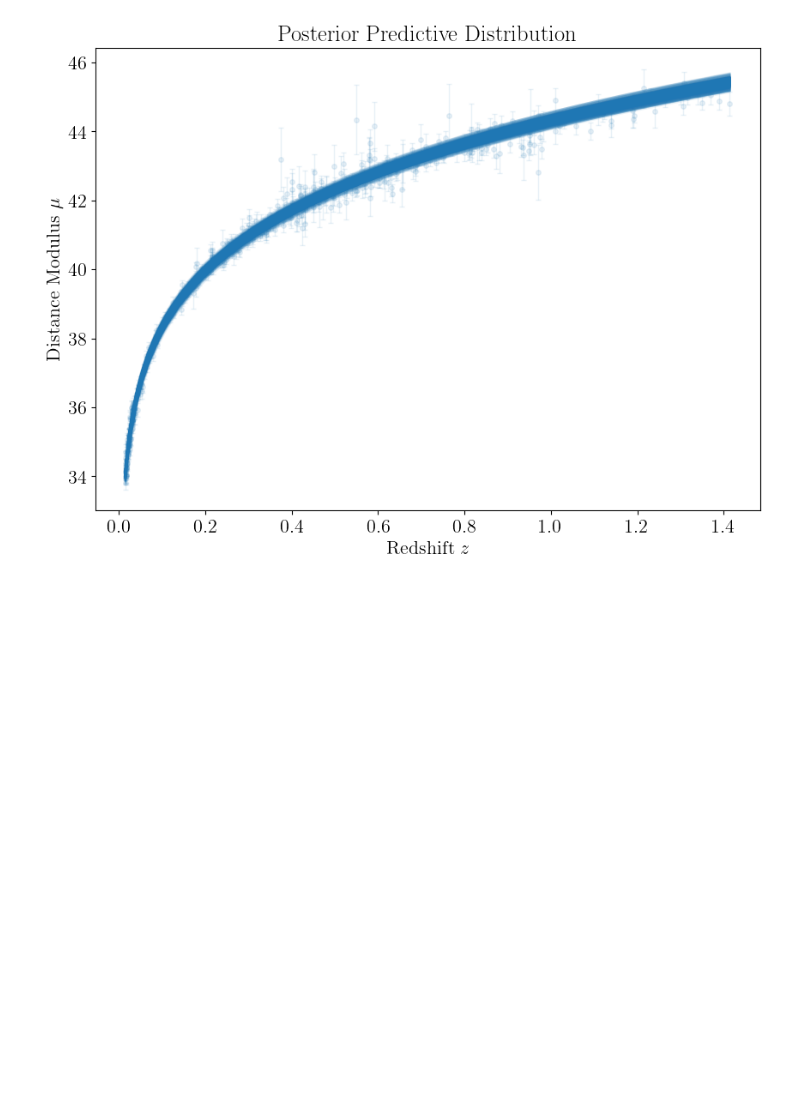
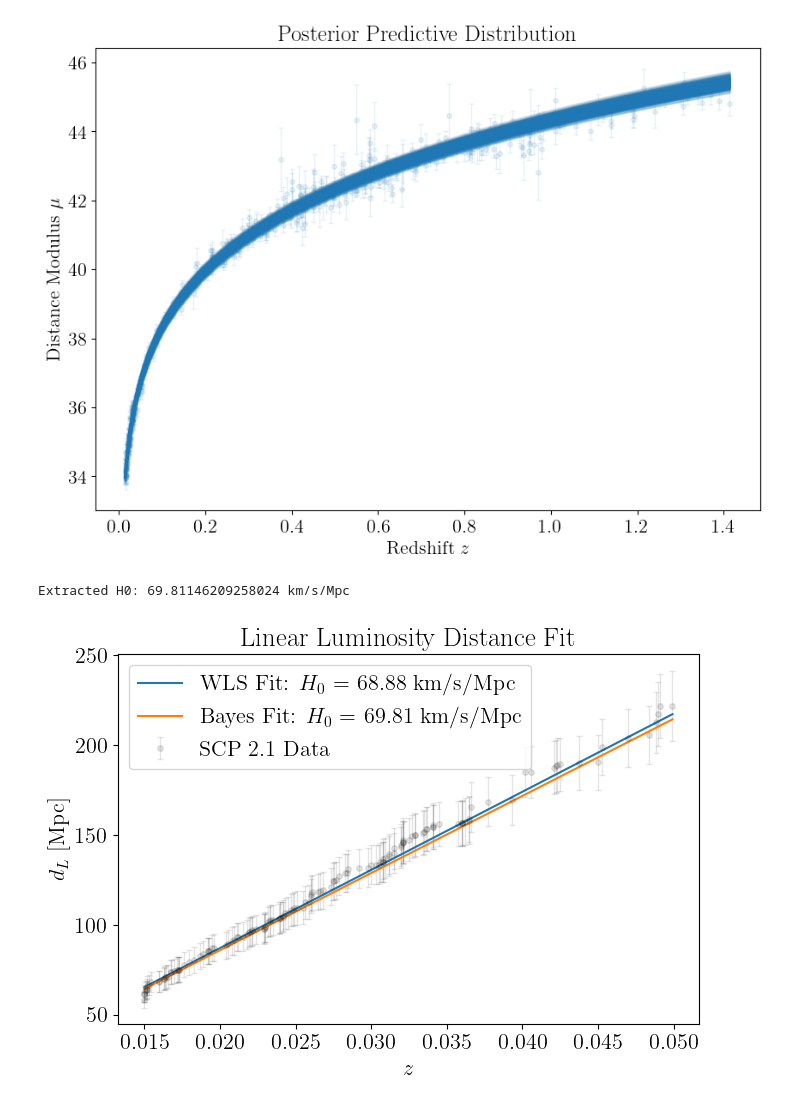
Before and after one commit to j-haralds/Advanced_sim, a Jupyter notebook: proj1_shared/proj1_jesper.ipynb, the cells around one changed output. Saved outputs shown, nothing was run; the diff lists cells and outputs as text; code cells hidden in the pictures; blank space fills up the shorter version.

```diff
--- a/proj1_shared/proj1_jesper.ipynb
+++ b/proj1_shared/proj1_jesper.ipynb
@@ -575,3 +571,45 @@ plt.errorbar(df['z'], df['mu'], yerr=mu_err, fmt='o', markersize=4, elinewidth=1
 # %% [output]
 <ErrorbarContainer object of 3 artists>
 [figure]
+# %%
+# Check extraction of H0 in the low-z limit
+H0_extracted = np.mean(H)
+print(f'Extracted H0: {H0_extracted} km/s/Mpc')
+
+i = df['z'] < 0.05
+z_very_low = np.array(df['z'][i])
+mu_very_low = np.array(df['mu'][i])
+mu_err_very_low = np.array(df['mu_err'][i])
+
+# Luminosity distance in the very low-z limit
+dl = 10**((mu_very_low - 25.0)/5.0)
+sigma_dl = (np.log(10)/5.0) * dl * mu_err_very_low
+
+def wls(z,d,sigma):
+    # dl = (c / H0) * z => dl = k * z, with k = c / H0
+    # weighted least squares slope through origin
+    w = 1 / sigma**2  # weights = 1/variance
+    wls_cov   = 1/np.sum(w * z**2)
+    wls_xTd   = np.sum(w * z * d)
+    wls_theta = wls_cov * wls_xTd
+    return wls_theta
+
+theta_hat = wls(z_very_low, dl, sigma_dl)
+H0_hat = c / theta_hat
+
+dl_wls = theta_hat*np.sort(z_very_low)
+dl_bayes = c/H0_extracted*np.sort(z_very_low)
+
+plt.figure(figsize=(7,5))
+plt.errorbar(np.sort(z_very_low), np.sort(dl), yerr=np.sort(sigma_dl), fmt='o', markersize=4, elinewidth=1, capsize=2, alpha=0.1, label='SCP 2.1 Data', color='black')
+plt.plot(np.sort(z_very_low), dl_wls, label=f'WLS Fit: $H_0$ = {H0_hat:.2f} km/s/Mpc')
+plt.plot(np.sort(z_very_low), dl_bayes, label=f'Bayes Fit: $H_0$ = {H0_extracted:.2f} km/s/Mpc')
+plt.xlabel('$z$')
+plt.ylabel(r'$d_L$ [Mpc]')
+plt.title('Linear Luminosity Distance Fit')
+plt.legend()
+plt.tight_layout()
+# plt.savefig('figs/low_z_luminosity_distance_fit.pdf')
+# %% [output]
+Extracted H0: 69.81146209258024 km/s/Mpc
+[figure, added]
```
Also changed, not shown: parts of 3 cells of this notebook, 3 other files.
